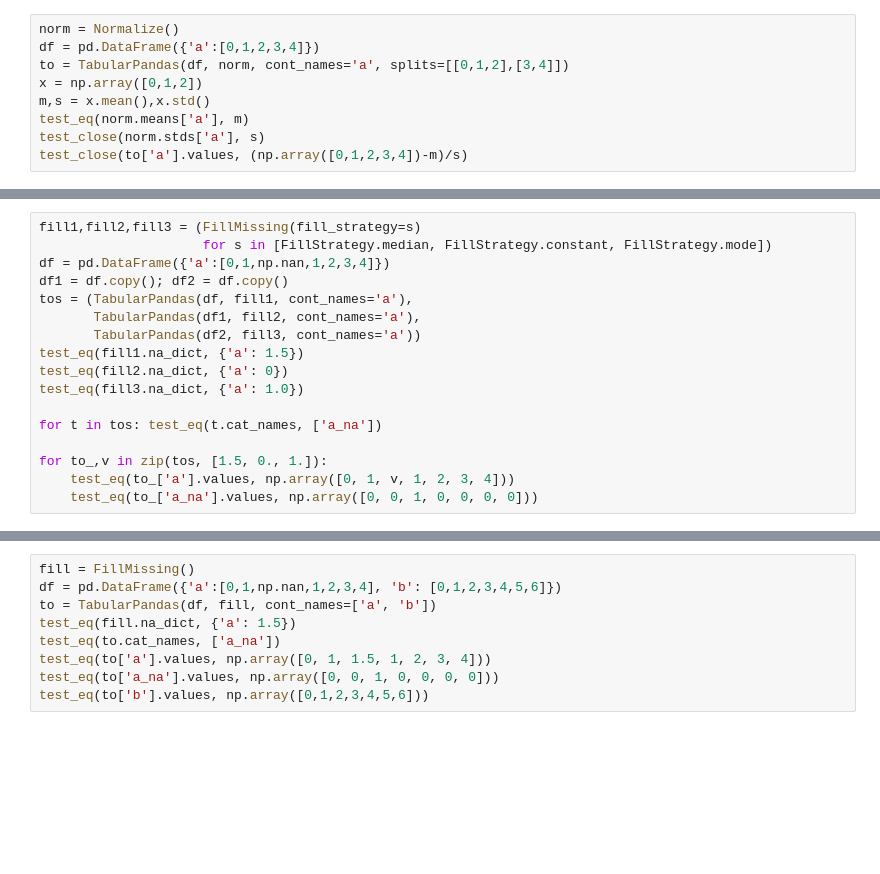
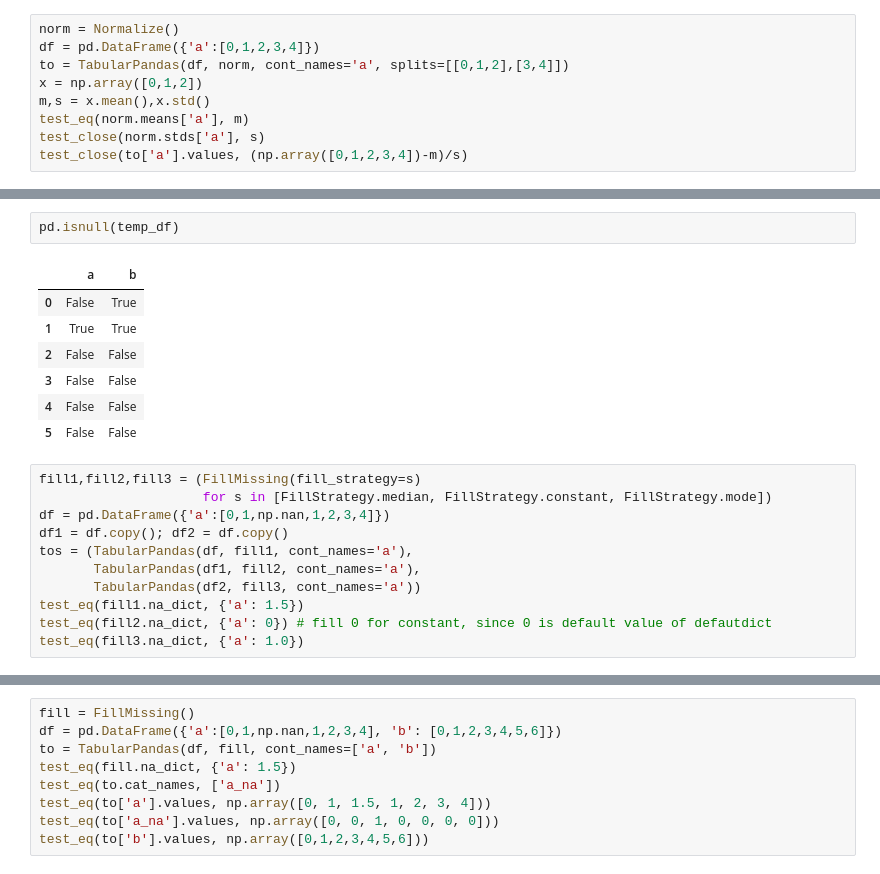
Before and after one commit to anhquan0412/fastai2, a Jupyter notebook: quan-nbs/7_40_tabular.core.ipynb, the cells around one changed output, grey strips where cells are left out. Saved outputs shown, nothing was run; the diff lists cells and outputs as text; blank space fills up the shorter version.

```diff
--- a/quan-nbs/7_40_tabular.core.ipynb
+++ b/quan-nbs/7_40_tabular.core.ipynb
@@ -685,3 +826,13 @@ Fill the missing values in continuous columns.
+# %%
+pd.isnull(temp_df)
+# %% [output]
+|  | a | b |
+| 0 | False | True |
+| 1 | True | True |
+| 2 | False | False |
+| 3 | False | False |
+| 4 | False | False |
+| 5 | False | False |
 # %%
 fill1,fill2,fill3 = (FillMissing(fill_strategy=s)
                      for s in [FillStrategy.median, FillStrategy.constant, FillStrategy.mode])
@@ -691,11 +842,5 @@ tos = (TabularPandas(df, fill1, cont_names='a'),
        TabularPandas(df1, fill2, cont_names='a'),
        TabularPandas(df2, fill3, cont_names='a'))
 test_eq(fill1.na_dict, {'a': 1.5})
-test_eq(fill2.na_dict, {'a': 0})
+test_eq(fill2.na_dict, {'a': 0}) # fill 0 for constant, since 0 is default value of defautdict
 test_eq(fill3.na_dict, {'a': 1.0})
-
-for t in tos: test_eq(t.cat_names, ['a_na'])
-
-for to_,v in zip(tos, [1.5, 0., 1.]):
-    test_eq(to_['a'].values, np.array([0, 1, v, 1, 2, 3, 4]))
-    test_eq(to_['a_na'].values, np.array([0, 0, 1, 0, 0, 0, 0]))
```
Also changed, not shown: parts of 46 cells of this notebook.
